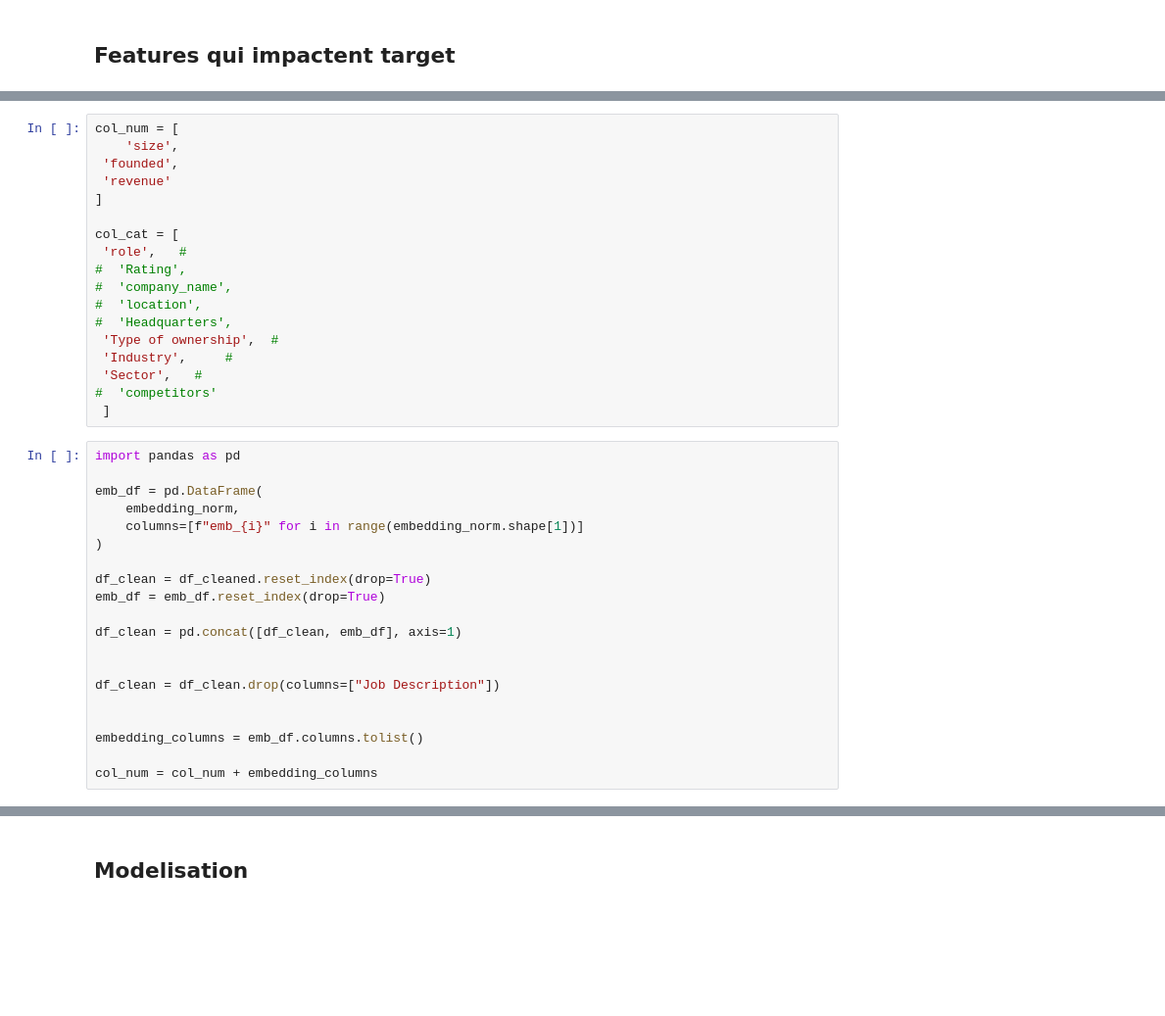
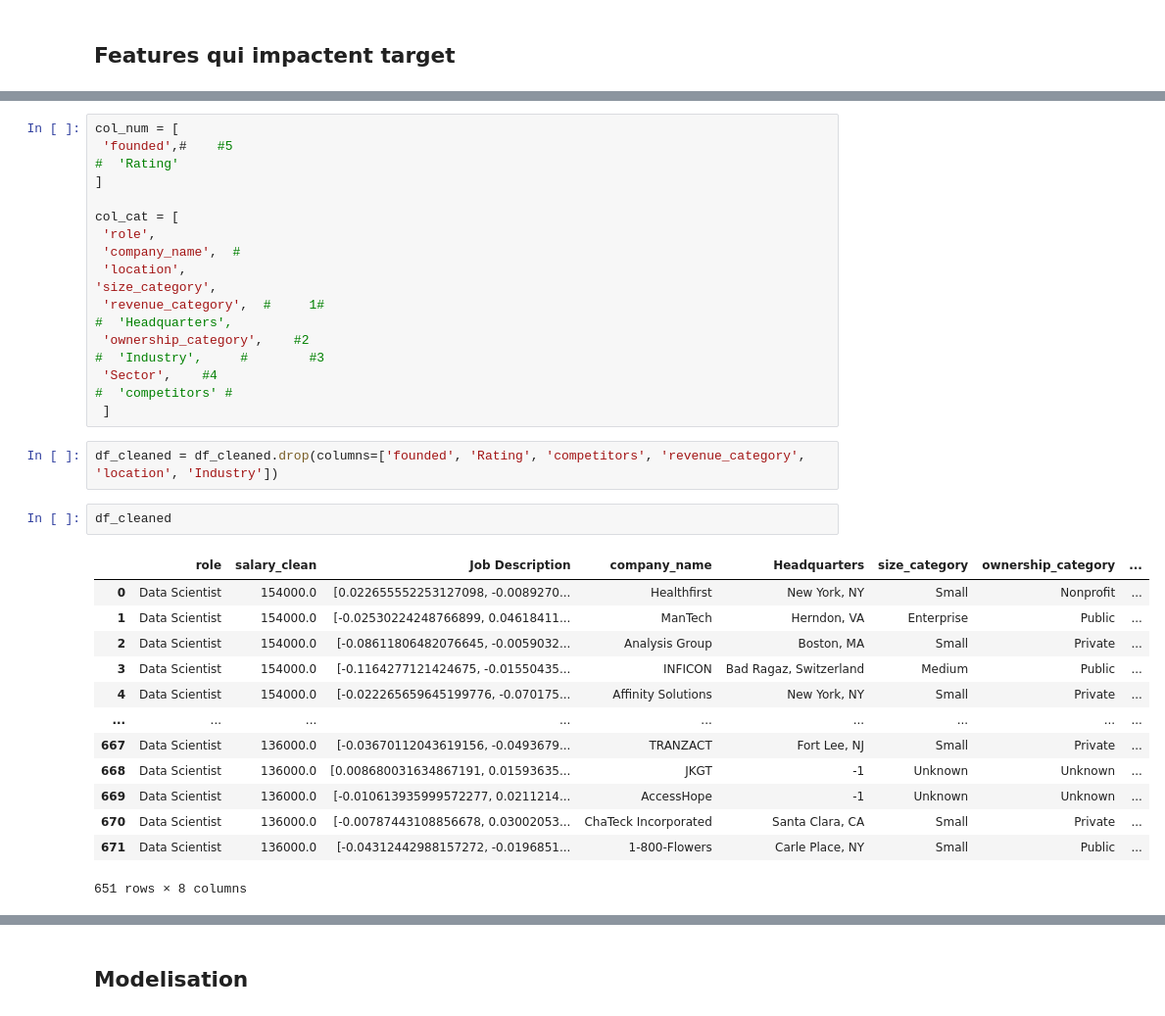
Before and after one commit to elhidarinouhayla/HR-Pulse, a Jupyter notebook: backend/ml/eda.ipynb, the cells around one changed output, grey strips where cells are left out. Shown at 98% size. Drawn from its saved outputs; the diff is of its cells as text; blank space fills up the shorter version.

```diff
--- a/backend/ml/eda.ipynb
+++ b/backend/ml/eda.ipynb
@@ -462,38 +519,36 @@ for col in col_categorique:
 # %%
 col_num = [
-    'size',
- 'founded',
- 'revenue'
+ 'founded',#    #5
+#  'Rating'
 ]
 
 col_cat = [
- 'role',   #
-#  'Rating',
-#  'company_name',
-#  'location',
+ 'role',
+ 'company_name',  #
+ 'location',
+'size_category',
+ 'revenue_category',  #     1#
 #  'Headquarters',
- 'Type of ownership',  #
- 'Industry',     #
- 'Sector',   #
-#  'competitors'
+ 'ownership_category',    #2
+#  'Industry',     #        #3
+ 'Sector',    #4
+#  'competitors' #
  ]
-# %%
-import pandas as pd
-
-emb_df = pd.DataFrame(
-    embedding_norm,
-    columns=[f"emb_{i}" for i in range(embedding_norm.shape[1])]
-)
-
-df_clean = df_cleaned.reset_index(drop=True)
-emb_df = emb_df.reset_index(drop=True)
-
-df_clean = pd.concat([df_clean, emb_df], axis=1)
-
-
-df_clean = df_clean.drop(columns=["Job Description"])
-
-
-embedding_columns = emb_df.columns.tolist()
-
-col_num = col_num + embedding_columns
+# %%
+df_cleaned = df_cleaned.drop(columns=['founded', 'Rating', 'competitors', 'revenue_category', 'location', 'Industry'])
+# %%
+df_cleaned
+# %% [output]
+|  | role | salary_clean | Job Description | company_name | Headquarters | size_category | ownership_category | ... |
+| 0 | Data Scientist | 154000.0 | [0.022655552253127098, -0.0089270... | Healthfirst | New York, NY | Small | Nonprofit | ... |
+| 1 | Data Scientist | 154000.0 | [-0.02530224248766899, 0.04618411... | ManTech | Herndon, VA | Enterprise | Public | ... |
+| 2 | Data Scientist | 154000.0 | [-0.08611806482076645, -0.0059032... | Analysis Group | Boston, MA | Small | Private | ... |
+| 3 | Data Scientist | 154000.0 | [-0.1164277121424675, -0.01550435... | INFICON | Bad Ragaz, Switzerland | Medium | Public | ... |
+| 4 | Data Scientist | 154000.0 | [-0.022265659645199776, -0.070175... | Affinity Solutions | New York, NY | Small | Private | ... |
+| ... | ... | ... | ... | ... | ... | ... | ... | ... |
+| 667 | Data Scientist | 136000.0 | [-0.03670112043619156, -0.0493679... | TRANZACT | Fort Lee, NJ | Small | Private | ... |
+| 668 | Data Scientist | 136000.0 | [0.008680031634867191, 0.01593635... | JKGT | -1 | Unknown | Unknown | ... |
+| 669 | Data Scientist | 136000.0 | [-0.010613935999572277, 0.0211214... | AccessHope | -1 | Unknown | Unknown | ... |
+| 670 | Data Scientist | 136000.0 | [-0.00787443108856678, 0.03002053... | ChaTeck Incorporated | Santa Clara, CA | Small | Private | ... |
+| 671 | Data Scientist | 136000.0 | [-0.04312442988157272, -0.0196851... | 1-800-Flowers | Carle Place, NY | Small | Public | ... |
+651 rows × 8 columns
```
Also changed, not shown: parts of 18 cells of this notebook.
